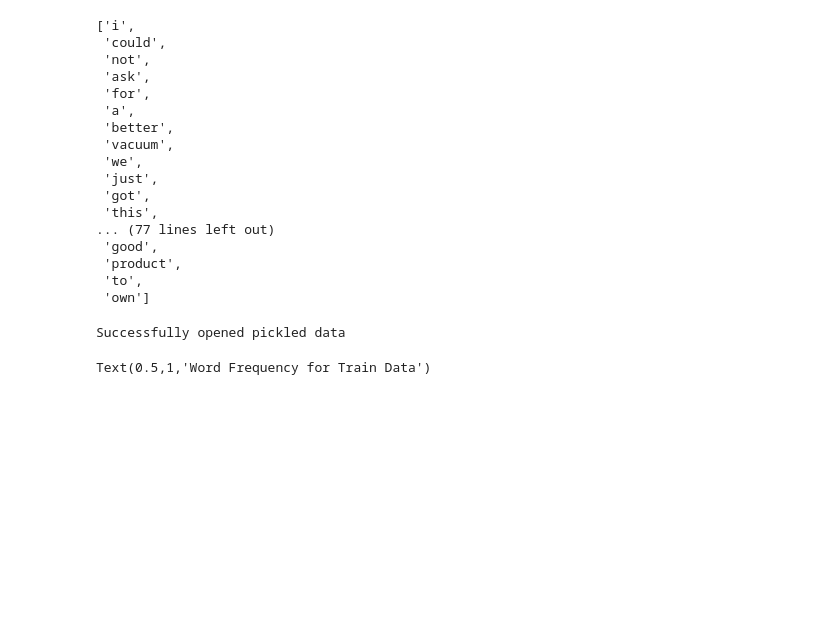
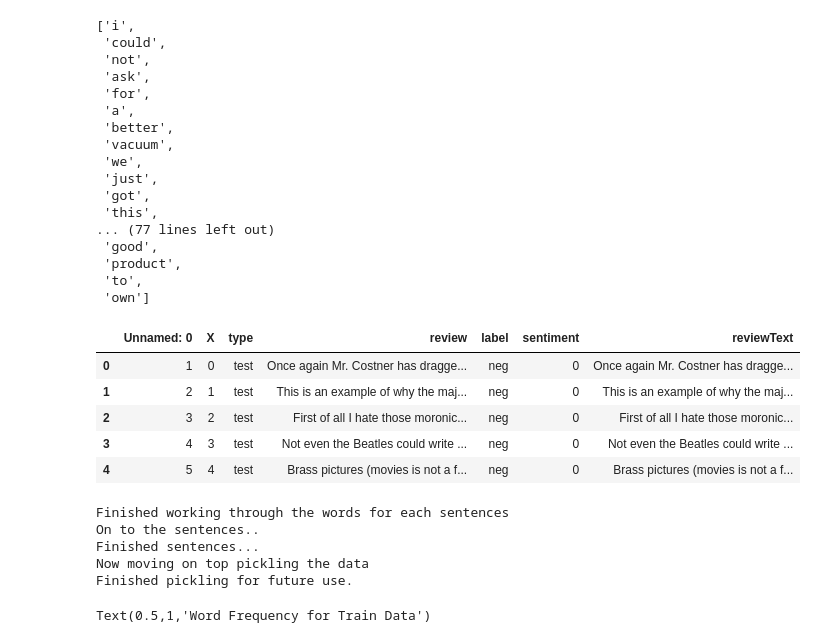
Before and after one commit to lance-miles/w266FinalProject-Amazon, a Jupyter notebook: Notebook/Amazon Reviews - Final Project Notebook.ipynb, the cells around one changed output. Drawn from its saved outputs; the diff is of its cells as text; code cells hidden in the pictures; blank space fills up the shorter version.

Commit message:
Adding results from IMDB Test Data

```diff
--- a/Notebook/Amazon Reviews - Final Project Notebook.ipynb
+++ b/Notebook/Amazon Reviews - Final Project Notebook.ipynb
@@ -191,13 +191,25 @@ imdb_reviews = pd.read_csv('../Data/imdb_master_file.csv', encoding="ISO-8859-1"
 
 imdb_reviews['sentiment'] = np.where(imdb_reviews['label']=='pos',1,0)
 
+imdb_reviews['reviewText'] = imdb_reviews['review']
+
 imdb_test = imdb_reviews.loc[imdb_reviews.type == 'test',]
 
 imdb_train = imdb_reviews.loc[imdb_reviews.type == 'train',]
+# %%
+imdb_reviews.head()
+# %% [output]
+|  | Unnamed: 0 | X | type | review | label | sentiment | reviewText |
+| 0 | 1 | 0 | test | Once again Mr. Costner has dragge... | neg | 0 | Once again Mr. Costner has dragge... |
+| 1 | 2 | 1 | test | This is an example of why the maj... | neg | 0 | This is an example of why the maj... |
+| 2 | 3 | 2 | test | First of all I hate those moronic... | neg | 0 | First of all I hate those moronic... |
+| 3 | 4 | 3 | test | Not even the Beatles could write ... | neg | 0 | Not even the Beatles could write ... |
+| 4 | 5 | 4 | test | Brass pictures (movies is not a f... | neg | 0 | Brass pictures (movies is not a f... |
 # %%
 max_length = 200
 
-def loadData(loadDat = True, test_data = test_data, train_data = train_data):
+def loadData(loadDat = True, test_data = test_data, train_data = train_data,
+             imdb_train = imdb_train, imdb_test = imdb_test):
 
     if loadDat == True:
         train_data_name = '../../train_data_cleaned.pkl'
@@ -206,6 +218,10 @@ def loadData(loadDat = True, test_data = test_data, train_data = train_data):
         test_data = pd.read_pickle(test_data_name)
         play_data_name = '../../play_data_cleaned.pkl'
         play_data = pd.read_pickle(play_data_name)
+        imdb_test_data_name = '../../imdb_test_data_cleaned.pkl'
+        imdb_test = pd.read_pickle(imdb_test_data_name)
+        imdb_train_data_name = '../../imdb_train_data_cleaned.pkl'
+        imdb_train = pd.read_pickle(imdb_train_data_name)
         print('Successfully opened pickled data')
 
         return train_data, test_data, play_data
@@ -257,11 +273,11 @@ def loadData(loadDat = True, test_data = test_data, train_data = train_data):
         test_data.insert(loc = 11,column = 'sentenceWords', value = sentences)
 
         #IMDB additions
-#         sentences = imdb_test.apply(splitWords, axis=1)
-#         imdb_test.insert(loc = 6,column = 'sentenceWords', value = sentences)
+        sentences = imdb_test.apply(splitWords, axis=1)
+        imdb_test.insert(loc = 6,column = 'sentenceWords', value = sentences)
 
-#         sentences = imdb_train.apply(splitWords, axis=1)
-#         imdb_train.insert(loc = 6,column = 'sentenceWords', value = sentences)
+        sentences = imdb_train.apply(splitWords, axis=1)
+        imdb_train.insert(loc = 6,column = 'sentenceWords', value = sentences)
 
         print('Finished working through the words for each sentences\nOn to the sentences..')
 
@@ -276,11 +292,11 @@ def loadData(loadDat = True, test_data = test_data, train_data = train_data):
         test_data.insert(loc = 12,column = 'sentences', value = sentences_split)
 
         #IMDB additions
-#         sentences_split = imdb_test.apply(splitSentences, axis=1)
-#         imdb_test.insert(loc = 7,column = 'sentences', value = sentences_split)
+        sentences_split = imdb_test.apply(splitSentences, axis=1)
+        imdb_test.insert(loc = 7,column = 'sentences', value = sentences_split)
 
-#         sentences_split = imdb_train.apply(splitSentences, axis=1)
-#         imdb_train.insert(loc = 7,column = 'sentences', value = sentences_split)
+        sentences_split = imdb_train.apply(splitSentences, axis=1)
+        imdb_train.insert(loc = 7,column = 'sentences', value = sentences_split)
 
         print('Finished sentences...\nNow moving on top pickling the data')
 
@@ -290,14 +306,22 @@ def loadData(loadDat = True, test_data = test_data, train_data = train_data):
         test_data.to_pickle(test_data_name)
         play_data_name = '../../play_data_cleaned.pkl'
         play_data.to_pickle(play_data_name)
+        imdb_test_data_name = '../../imdb_test_data_cleaned.pkl'
+        imdb_test.to_pickle(imdb_test_data_name)
+        imdb_train_data_name = '../../imdb_train_data_cleaned.pkl'
+        imdb_train.to_pickle(imdb_train_data_name)
 
         print('Finished pickling for future use.')
 
-        return train_data, test_data, play_data
+        return train_data, test_data, play_data, imdb_train, imdb_test
 
-train_data, test_data, play_data = loadData(loadDat = True)
+train_data, test_data, play_data, imdb_train, imdb_test = loadData(loadDat = False)
 # %% [output]
-Successfully opened pickled data
+Finished working through the words for each sentences
+On to the sentences..
+Finished sentences...
+Now moving on top pickling the data
+Finished pickling for future use.
 # %%
 wordFreq = defaultdict(int)
 
```
Also changed, not shown: parts of 10 cells of this notebook.
